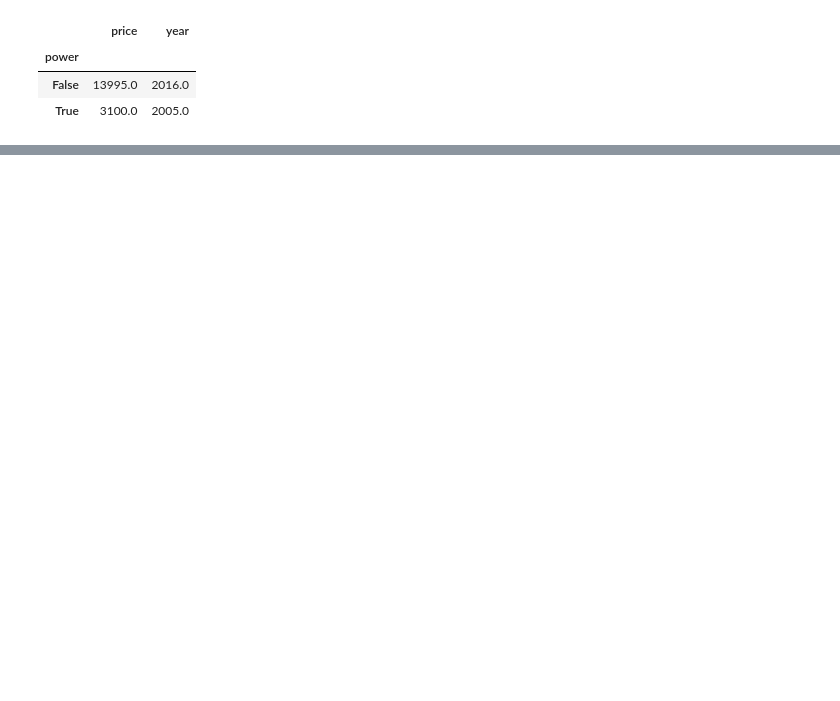
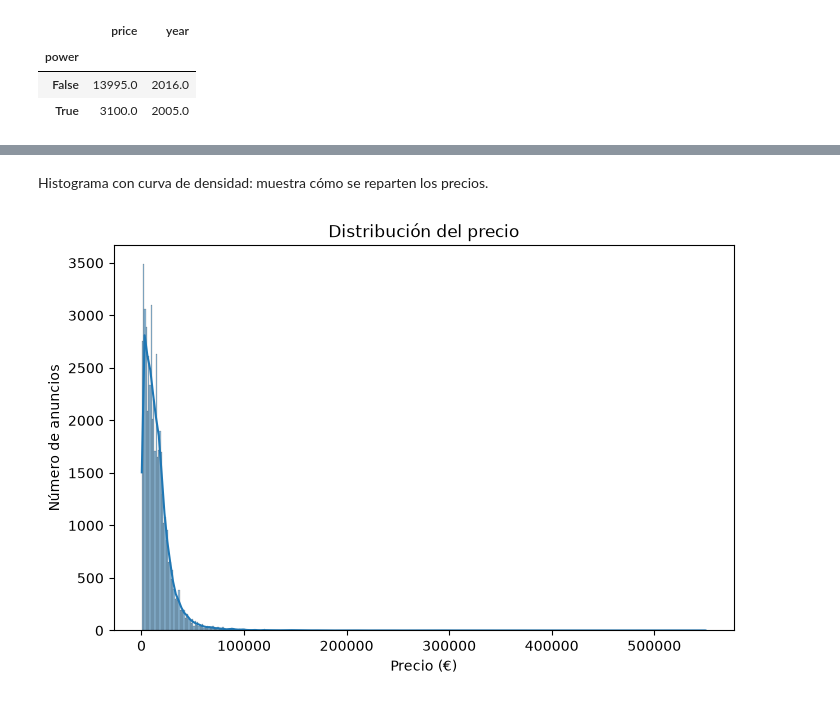
Before and after one commit to rusamen86/tfm-p1-precio-coches, a Jupyter notebook: notebooks/01_eda.ipynb, the cells around one changed output, grey strips where cells are left out. Saved outputs shown, nothing was run; the diff lists cells and outputs as text; code cells hidden in the pictures; blank space fills up the shorter version.

```diff
--- a/notebooks/01_eda.ipynb
+++ b/notebooks/01_eda.ipynb
@@ -169,0 +302,11 @@ Solo hay dos anuncios sin marca y los dos son del modelo D2S. Como ningún otro
+# %% [markdown]
+Histograma con curva de densidad: muestra cómo se reparten los precios.
+# %%
+plt.figure(figsize=(8, 5))
+sns.histplot(df['price'], kde=True)
+plt.title('Distribución del precio')
+plt.xlabel('Precio (€)')
+plt.ylabel('Número de anuncios')
+plt.show()
+# %% [output]
+[figure, added]
```
Also changed, not shown: parts of 34 cells of this notebook.
